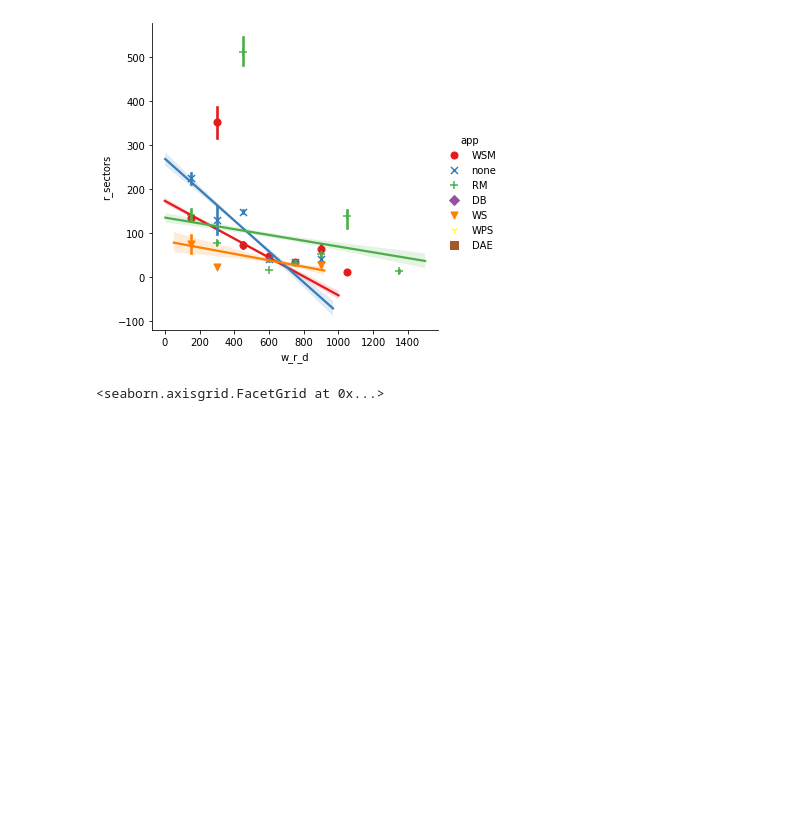
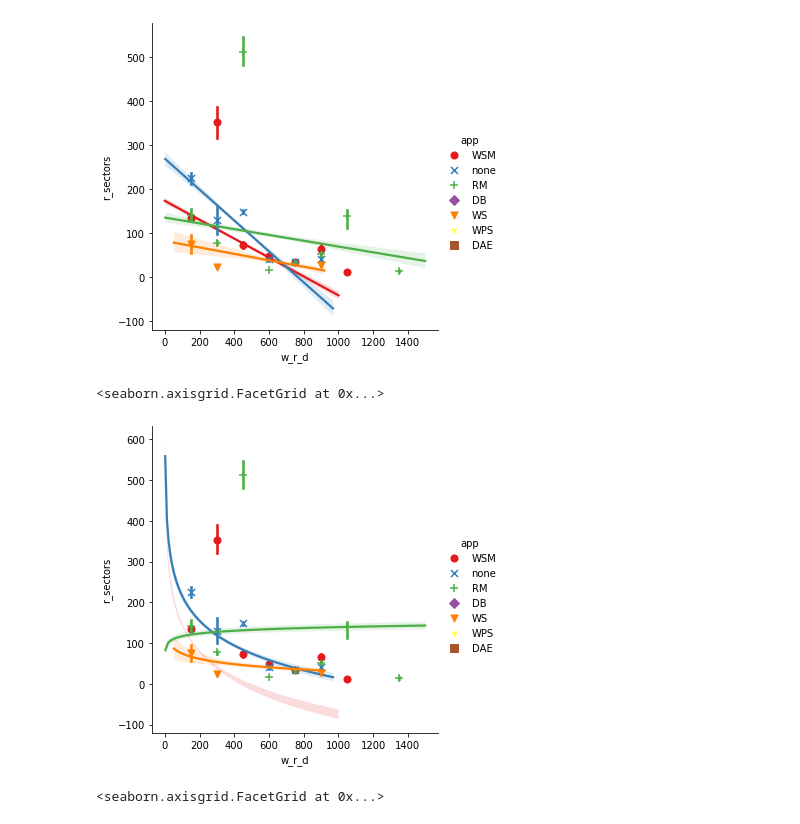
Before and after one commit to EricBorba/StorageFailurePredictor, a Jupyter notebook: Queries.ipynb, the cells around one changed output. Saved outputs shown, nothing was run; the diff lists cells and outputs as text; code cells hidden in the pictures; blank space fills up the shorter version.

```diff
--- a/Queries.ipynb
+++ b/Queries.ipynb
@@ -258,6 +273,12 @@ sns.lmplot(x="w_r_d", y="r_sectors", hue="app", data=result, palette="Set1", mar
 # %% [output]
 <seaborn.axisgrid.FacetGrid at 0x...>
 [figure]
+# %%
+bin=[150,300,450,600,750,900,1050,1200,1350]
+sns.lmplot(x="w_r_d", y="r_sectors", hue="app", data=result, palette="Set1", markers=["o", "x", "+", "D", "v", "1", "s"], x_estimator=np.mean, x_ci="ci", ci=90, fit_reg=True, x_bins=bin, truncate=True, scatter=True, logx=True)
+# %% [output]
+<seaborn.axisgrid.FacetGrid at 0x...>
+[figure, added]
 # %%
 bin=[100,200,300,400,500,600,700,800,900,1000,1100,1200,1300,1400,1500]
 sns.lmplot(x="w_r_d", y="r_sectors", hue="app", data=result, palette="Set1", markers=["o", "x", "+", "D", "v", "1", "s"], x_estimator=np.mean, x_ci="ci", ci=90, fit_reg=True, x_bins=bin, truncate=True)
```
Also changed, not shown: parts of 7 cells of this notebook.
